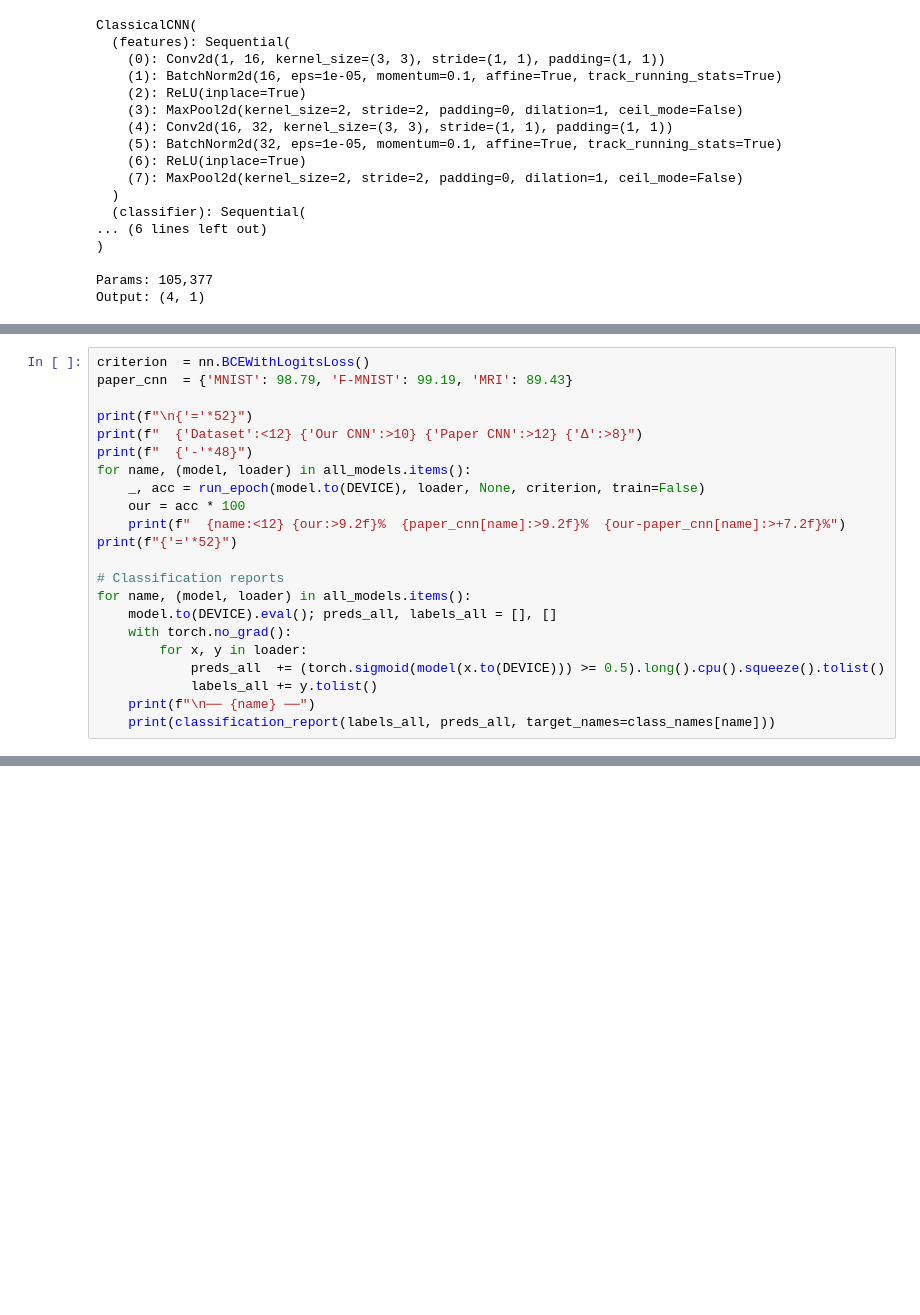
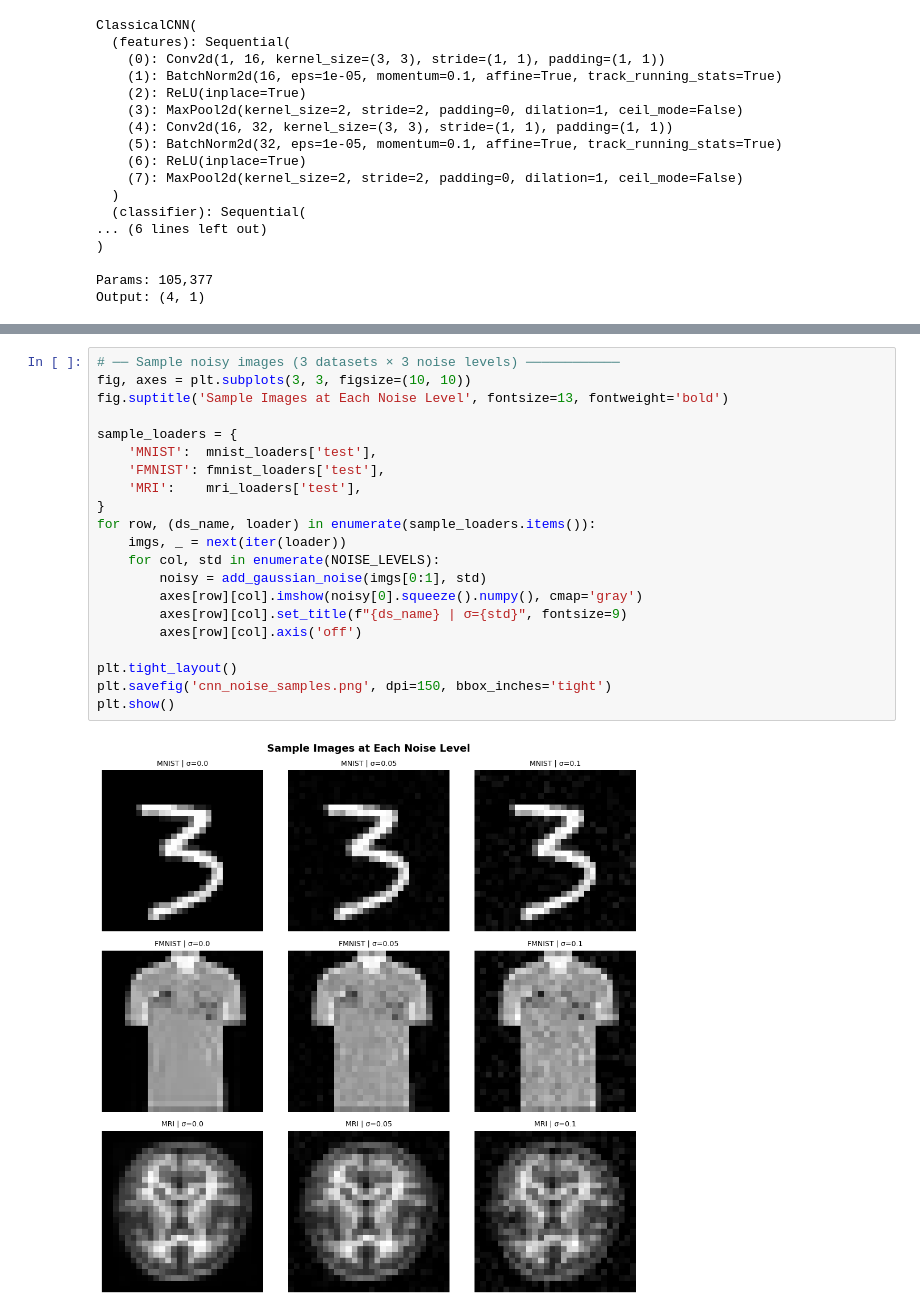
Before and after one commit to nemo10-boop/WUEKM, a Jupyter notebook: Classical_CNN.ipynb, the cells around one changed output, grey strips where cells are left out. Cells and saved outputs as stored; diff of their text form; blank space fills up the shorter version.

```diff
--- a/Classical_CNN.ipynb
+++ b/Classical_CNN.ipynb
@@ -261,22 +280,0 @@ plt.show()
-# %%
-criterion  = nn.BCEWithLogitsLoss()
-paper_cnn  = {'MNIST': 98.79, 'F-MNIST': 99.19, 'MRI': 89.43}
-
-print(f"\n{'='*52}")
-print(f"  {'Dataset':<12} {'Our CNN':>10} {'Paper CNN':>12} {'Δ':>8}")
-print(f"  {'-'*48}")
-for name, (model, loader) in all_models.items():
-    _, acc = run_epoch(model.to(DEVICE), loader, None, criterion, train=False)
-    our = acc * 100
-    print(f"  {name:<12} {our:>9.2f}%  {paper_cnn[name]:>9.2f}%  {our-paper_cnn[name]:>+7.2f}%")
-print(f"{'='*52}")
-
-# Classification reports
-for name, (model, loader) in all_models.items():
-    model.to(DEVICE).eval(); preds_all, labels_all = [], []
-    with torch.no_grad():
-        for x, y in loader:
-            preds_all  += (torch.sigmoid(model(x.to(DEVICE))) >= 0.5).long().cpu().squeeze().tolist()
-            labels_all += y.tolist()
-    print(f"\n── {name} ──")
-    print(classification_report(labels_all, preds_all, target_names=class_names[name]))
@@ -350,0 +281,23 @@ plt.show()
+# %%
+# ── Sample noisy images (3 datasets × 3 noise levels) ────────────
+fig, axes = plt.subplots(3, 3, figsize=(10, 10))
+fig.suptitle('Sample Images at Each Noise Level', fontsize=13, fontweight='bold')
+
+sample_loaders = {
+    'MNIST':  mnist_loaders['test'],
+    'FMNIST': fmnist_loaders['test'],
+    'MRI':    mri_loaders['test'],
+}
+for row, (ds_name, loader) in enumerate(sample_loaders.items()):
+    imgs, _ = next(iter(loader))
+    for col, std in enumerate(NOISE_LEVELS):
+        noisy = add_gaussian_noise(imgs[0:1], std)
+        axes[row][col].imshow(noisy[0].squeeze().numpy(), cmap='gray')
+        axes[row][col].set_title(f"{ds_name} | σ={std}", fontsize=9)
+        axes[row][col].axis('off')
+
+plt.tight_layout()
+plt.savefig('cnn_noise_samples.png', dpi=150, bbox_inches='tight')
+plt.show()
+# %% [output]
+[figure, added]
```
Also changed, not shown: parts of 8 cells of this notebook.
